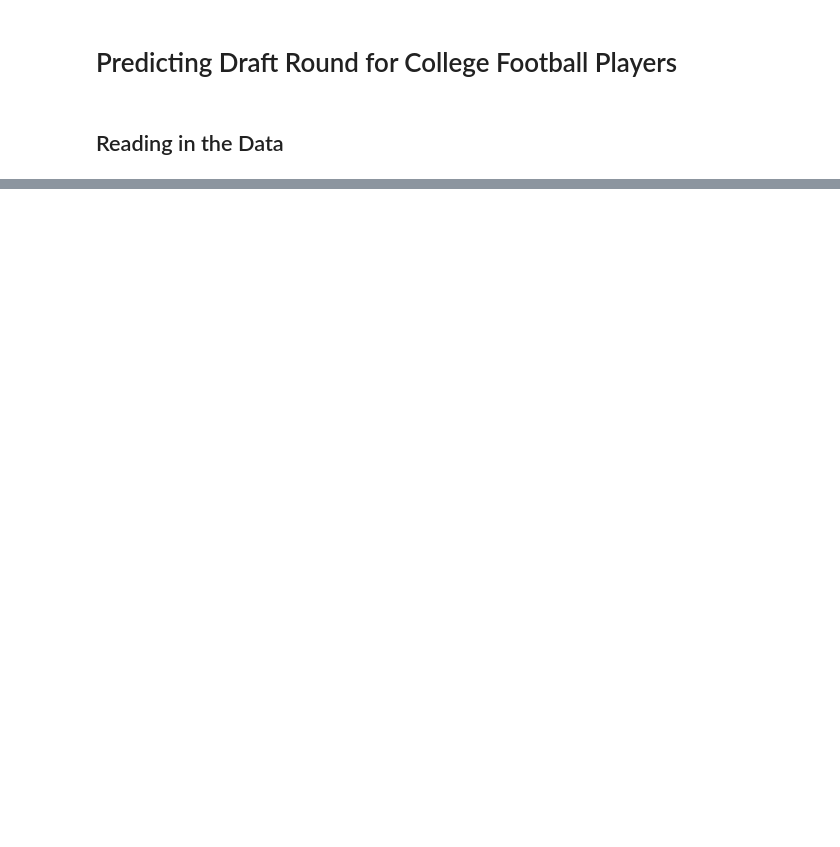
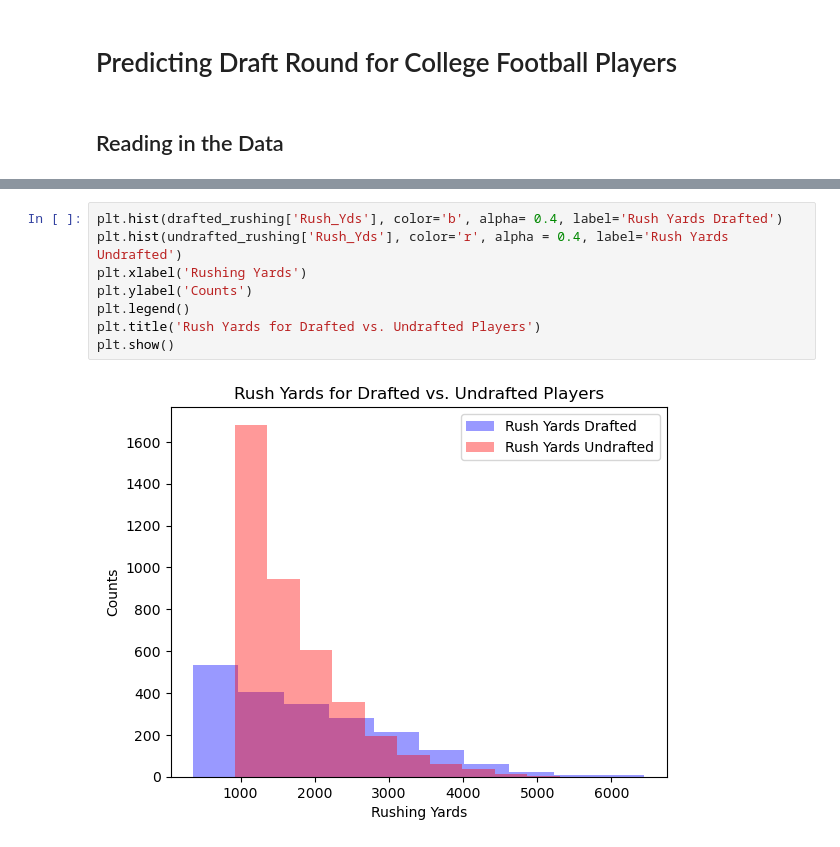
Before and after one commit to ckourkou/DATA-1030-Final-Project, a Jupyter notebook: Draft Round Project.ipynb, the cells around one changed output, grey strips where cells are left out. Drawn from its saved outputs; the diff is of its cells as text; blank space fills up the shorter version.

```diff
--- a/Draft Round Project.ipynb
+++ b/Draft Round Project.ipynb
@@ -282,0 +322,10 @@ dtype: object
+# %%
+plt.hist(drafted_rushing['Rush_Yds'], color='b', alpha= 0.4, label='Rush Yards Drafted')
+plt.hist(undrafted_rushing['Rush_Yds'], color='r', alpha = 0.4, label='Rush Yards Undrafted')
+plt.xlabel('Rushing Yards')
+plt.ylabel('Counts')
+plt.legend()
+plt.title('Rush Yards for Drafted vs. Undrafted Players')
+plt.show()
+# %% [output]
+[figure, added]
```
Also changed, not shown: parts of 11 cells of this notebook.
